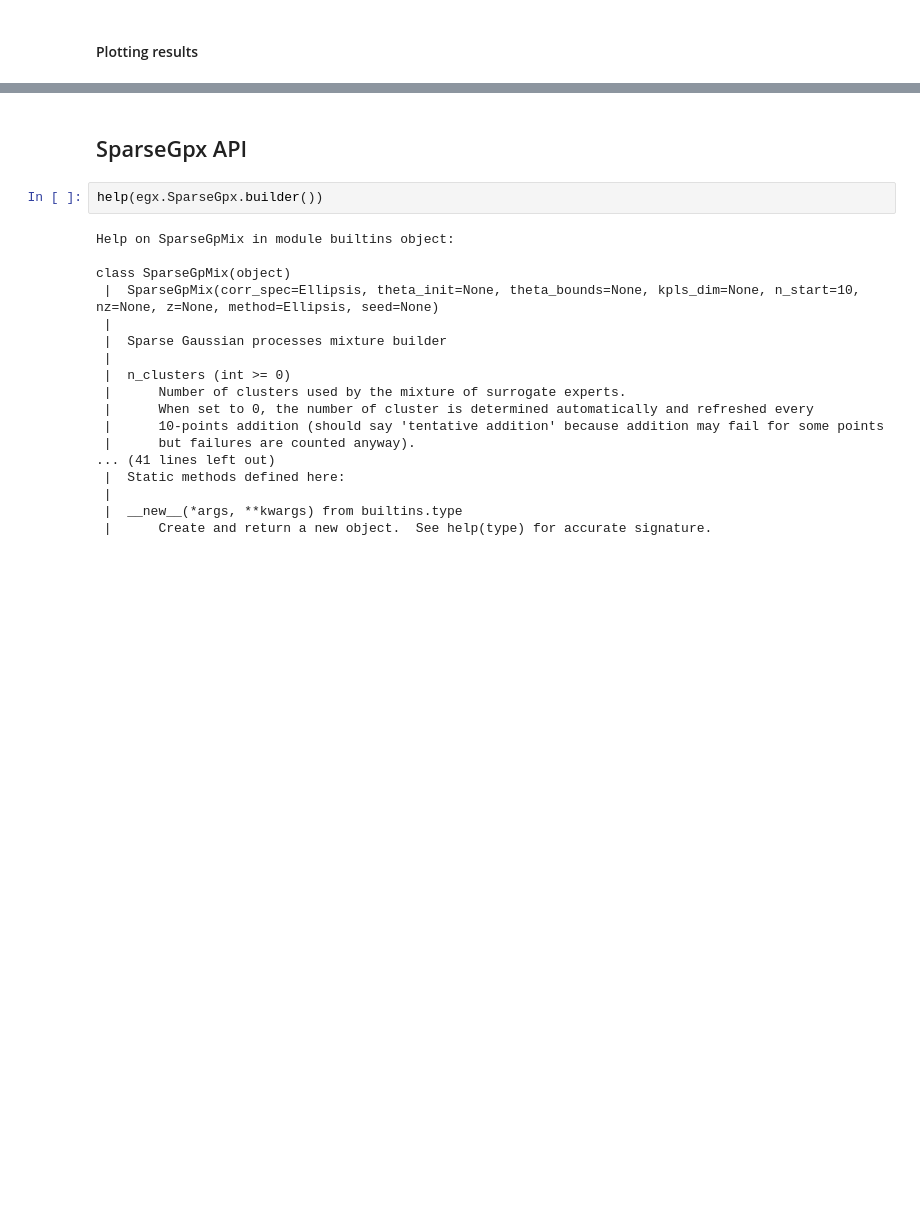
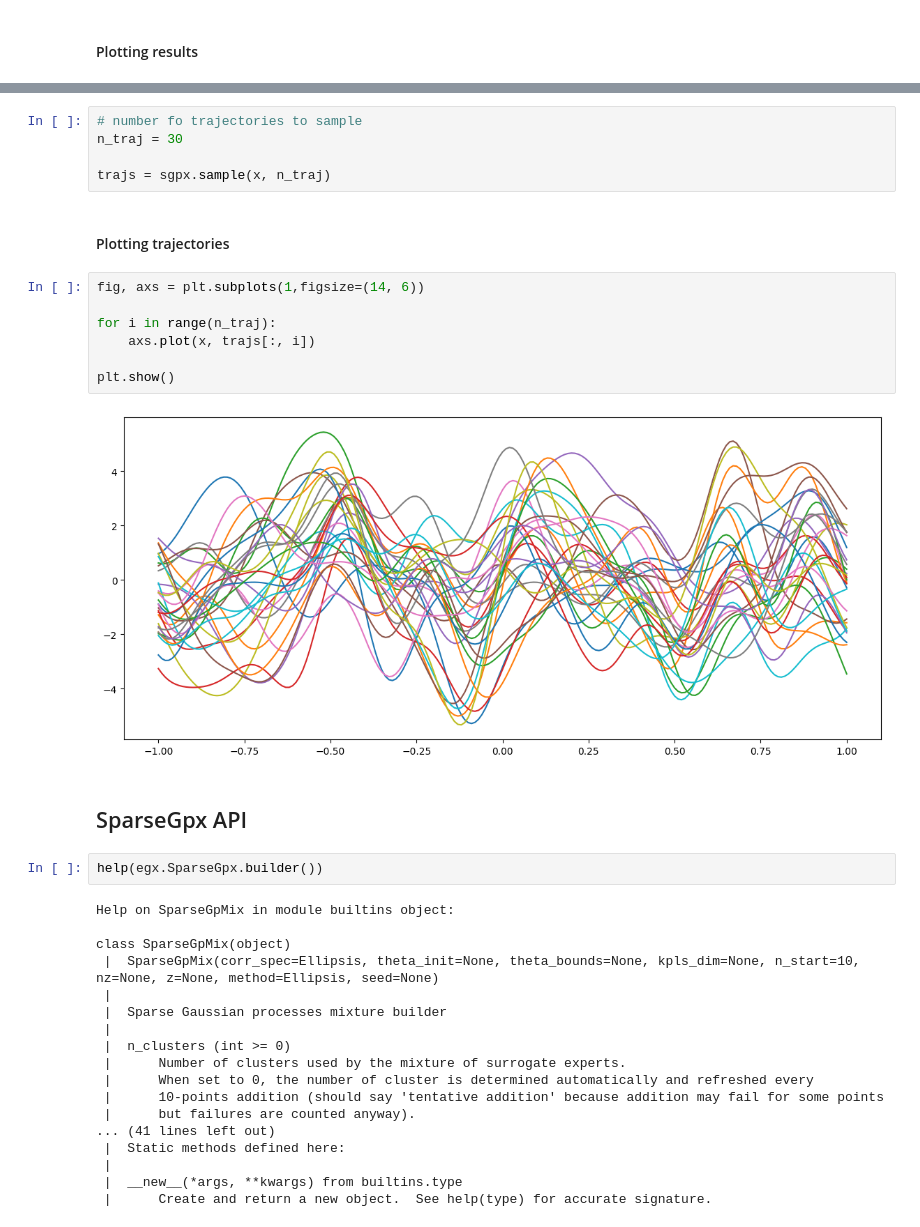
Before and after one commit to relf/egobox, a Jupyter notebook: doc/SparseGpx_Tutorial.ipynb, the cells around one changed output, grey strips where cells are left out. Drawn from its saved outputs; the diff is of its cells as text; blank space fills up the shorter version.

```diff
--- a/doc/SparseGpx_Tutorial.ipynb
+++ b/doc/SparseGpx_Tutorial.ipynb
@@ -100,3 +120,19 @@ plt.show()
+# %%
+# number fo trajectories to sample
+n_traj = 30
+
+trajs = sgpx.sample(x, n_traj)
+# %% [markdown]
+#### Plotting trajectories
+# %%
+fig, axs = plt.subplots(1,figsize=(14, 6))
+
+for i in range(n_traj):
+    axs.plot(x, trajs[:, i])
+
+plt.show()
+# %% [output]
+[figure, added]
 # %% [markdown]
 ## SparseGpx API
 # %%
```
Also changed, not shown: parts of 6 cells of this notebook, 18 other files.
